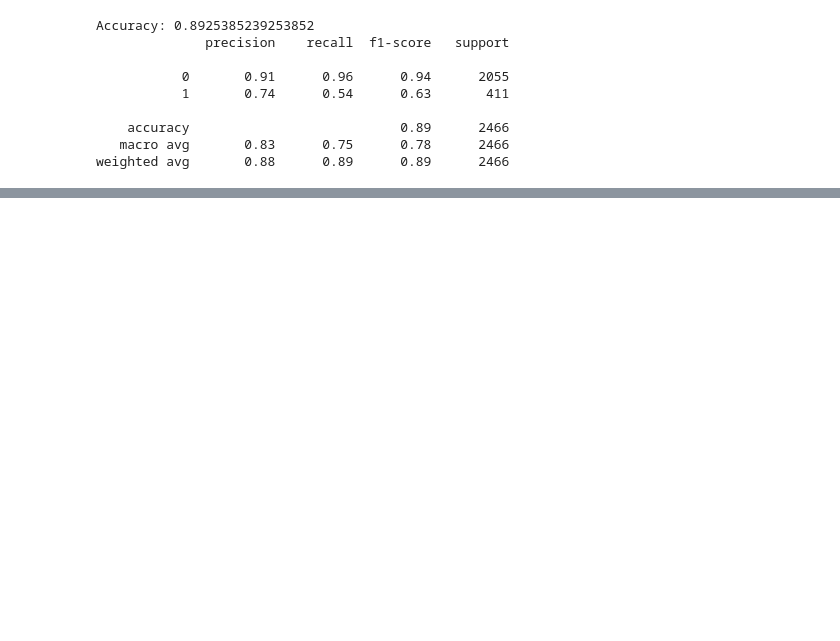
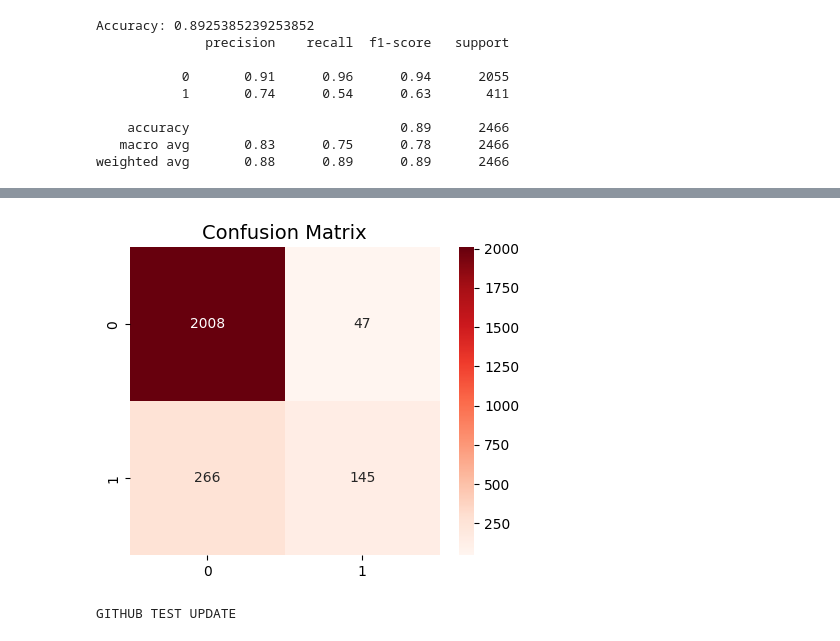
Before and after one commit to adityamsr2606/user-conversion-prediction, a Jupyter notebook: data/main.ipynb, the cells around one changed output, grey strips where cells are left out. Saved outputs shown, nothing was run; the diff lists cells and outputs as text; code cells hidden in the pictures; blank space fills up the shorter version.

```diff
--- a/data/main.ipynb
+++ b/data/main.ipynb
@@ -272,0 +273,22 @@ pickle.dump(rf, open(r"C:\Users\adity\OneDrive\Desktop\user-conversion-project\m
+# %%
+from sklearn.metrics import confusion_matrix
+
+cm = confusion_matrix(y_test, y_pred)
+
+plt.figure(figsize=(5,4))
+
+sns.heatmap(
+    cm,
+    annot=True,
+    fmt='d',
+    cmap="Reds"
+)
+
+plt.title("Confusion Matrix", fontsize=14)
+plt.show()
+# %% [output]
+[figure, added]
+# %%
+print("GITHUB TEST UPDATE")
+# %% [output]
+GITHUB TEST UPDATE
```
Also changed, not shown: parts of 30 cells of this notebook.
